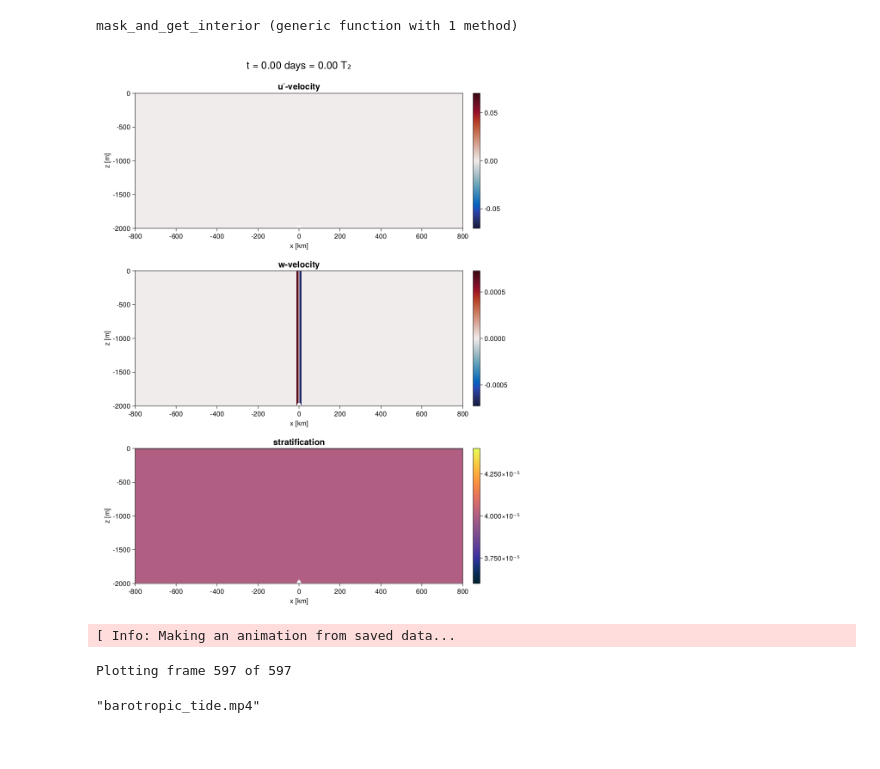
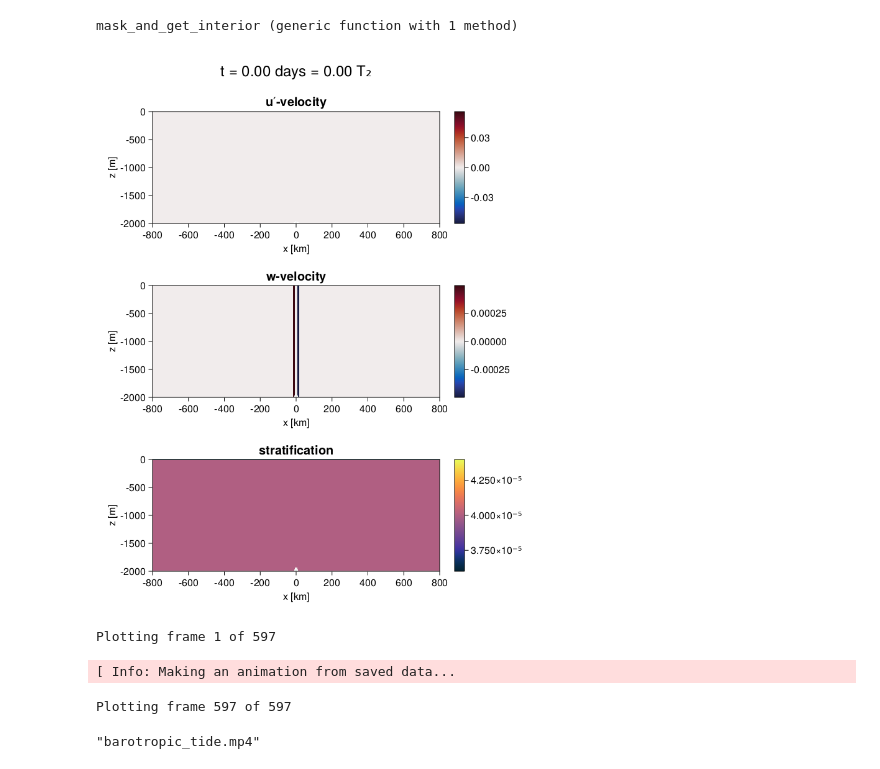
Before and after one commit to navidcy/Oceananigans-Tutorial-CFP, a Jupyter notebook: barotropic_tide/barotropic_tide.ipynb, the cells around one changed output. Cells and saved outputs as stored; diff of their text form; code cells hidden in the pictures.

```diff
--- a/barotropic_tide/barotropic_tide.ipynb
+++ b/barotropic_tide/barotropic_tide.ipynb
@@ -21,7 +9,7 @@ using CUDA
 # %%
-Nx, Nz = 600, 160
+Nx, Nz = 300, 80
 
-architecture = GPU()
+architecture = CPU()
 
 H  = 2kilometers
 Lx = 1600kilometers
@@ -379,37 +495,37 @@ axis_kwargs = (xlabel = "x [km]",
 ulim   = 0.5 * maximum(abs, u_t[end])
 wlim   = maximum(abs, w_t[end])
 
-fig = Figure(resolution = (1000, 1300))
+fig = Figure(resolution = (700, 900))
 
 ax_u = Axis(fig[2, 1];
             title = "u′-velocity", axis_kwargs...)
 
 ax_w = Axis(fig[3, 1];
             title = "w-velocity", axis_kwargs...)
 
 ax_N² = Axis(fig[4, 1];
              title = "stratification", axis_kwargs...)
 
 fig[1, :] = Label(fig, title, fontsize=24, tellwidth=false)
 
 hm_u = heatmap!(ax_u, xu/1e3, zu, u′ₙ;
                 colorrange = (-ulim, ulim),
                 colormap = :balance)
 Colorbar(fig[2, 2], hm_u)
 
 hm_w = heatmap!(ax_w, xw/1e3, zw, wₙ;
                 colorrange = (-wlim, wlim),
                 colormap = :balance)
 Colorbar(fig[3, 2], hm_w)
 
 hm_N² = heatmap!(ax_N², xN²/1e3, zN², N²ₙ;
                  colorrange = (0.9Nᵢ², 1.1Nᵢ²),
                  colormap = :thermal)
 Colorbar(fig[4, 2], hm_N²)
 
 fig
 # %% [output]
-[figure, old version]
+[figure, new version]
 # %%
 @info "Making an animation from saved data..."
 
@@ -421,6 +537,7 @@ CairoMakie.record(fig, name * ".mp4", frames, framerate=24) do i
     n[] = i
 end
 # %% [output]
-[ Info: Making an animation from saved data...
+Plotting frame 1 of 597
-Plotting frame 597 of 597
+[ Info: Making an animation from saved data...
-"barotropic_tide.mp4"
+Plotting frame 597 of 597
+"barotropic_tide.mp4"
```
Also changed, not shown: parts of 35 cells of this notebook.
